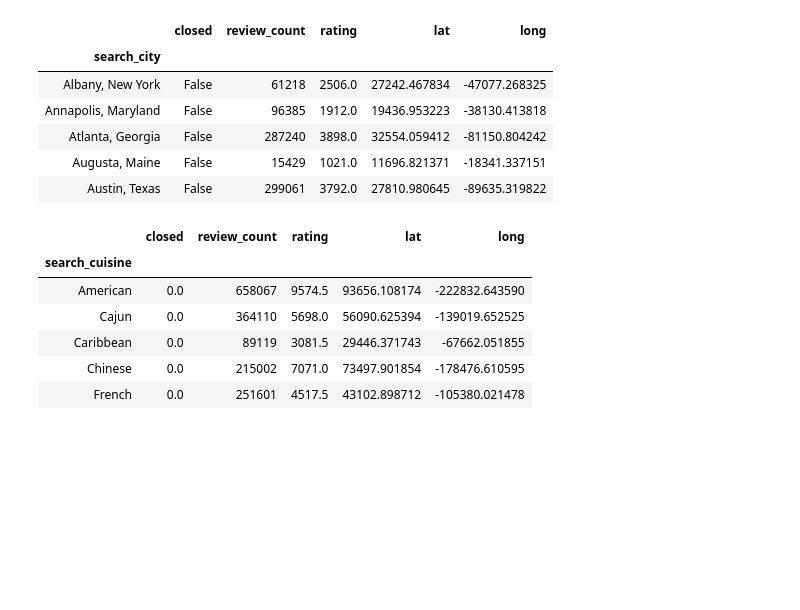
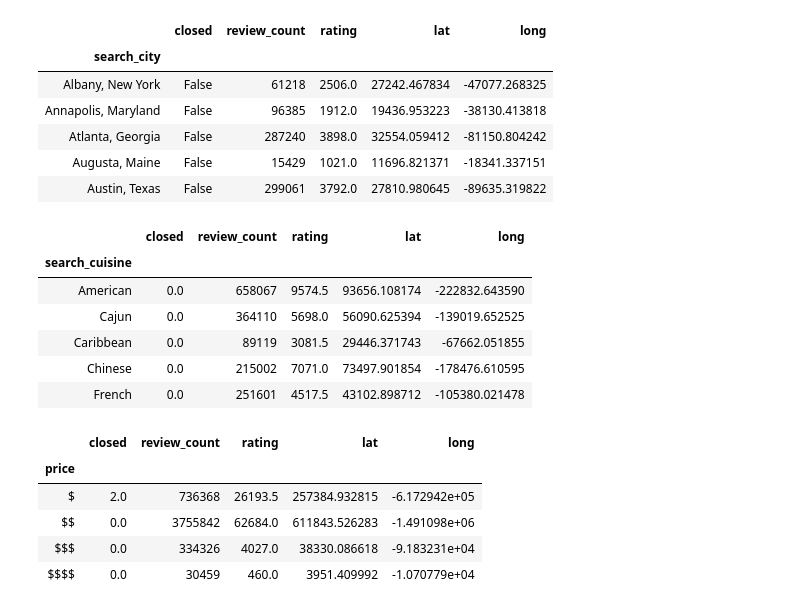
Before and after one commit to kahsay-1229/Yelp-Cuisine, a Jupyter notebook: yelpapidata.ipynb, the cells around one changed output. Cells and saved outputs as stored; diff of their text form; code cells hidden in the pictures; blank space fills up the shorter version.

```diff
--- a/yelpapidata.ipynb
+++ b/yelpapidata.ipynb
@@ -114,3 +114,13 @@ yelp_gb_cuisines.sum().head()
 | Caribbean | 0.0 | 89119 | 3081.5 | 29446.371743 | -67662.051855 |
 | Chinese | 0.0 | 215002 | 7071.0 | 73497.901854 | -178476.610595 |
 | French | 0.0 | 251601 | 4517.5 | 43102.898712 | -105380.021478 |
+# %%
+yelp_gb_price = yelp_format_rd1.groupby(['price'])
+yelp_gb_price.sum().head()
+# %% [output]
+|  | closed | review_count | rating | lat | long |
+| price |  |  |  |  |  |
+| $ | 2.0 | 736368 | 26193.5 | 257384.932815 | -6.172942e+05 |
+| $$ | 0.0 | 3755842 | 62684.0 | 611843.526283 | -1.491098e+06 |
+| $$$ | 0.0 | 334326 | 4027.0 | 38330.086618 | -9.183231e+04 |
+| $$$$ | 0.0 | 30459 | 460.0 | 3951.409992 | -1.070779e+04 |
```
Also changed, not shown: parts of 2 cells of this notebook.
